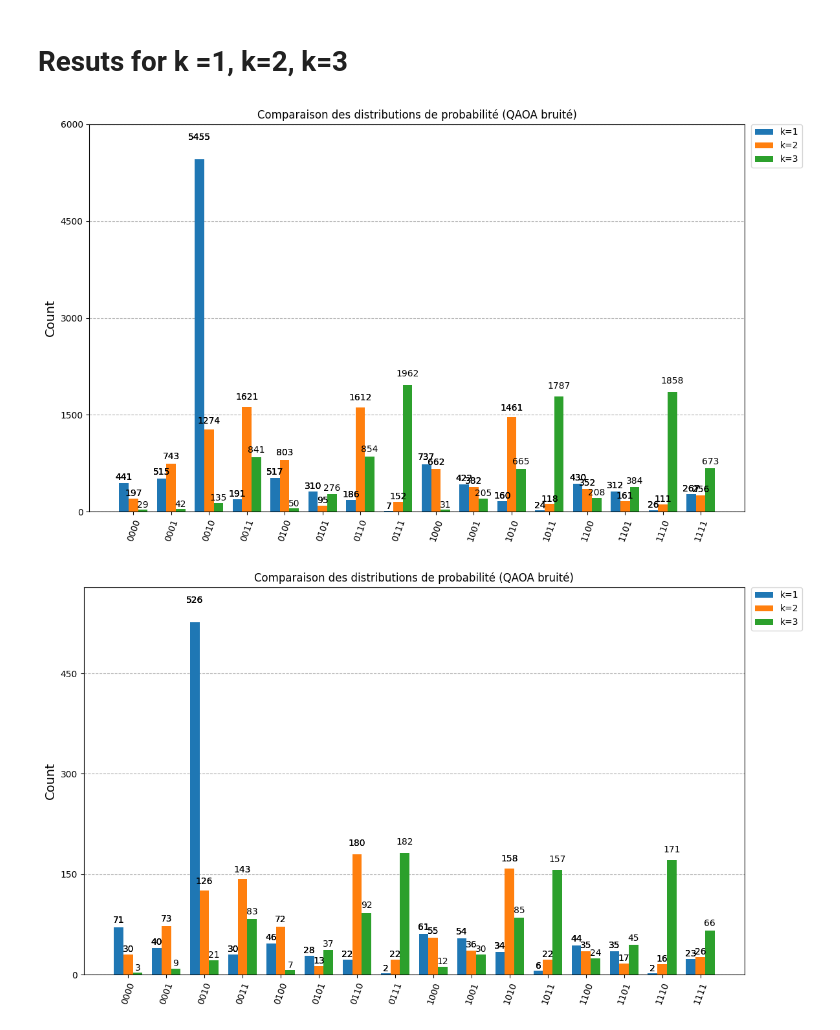
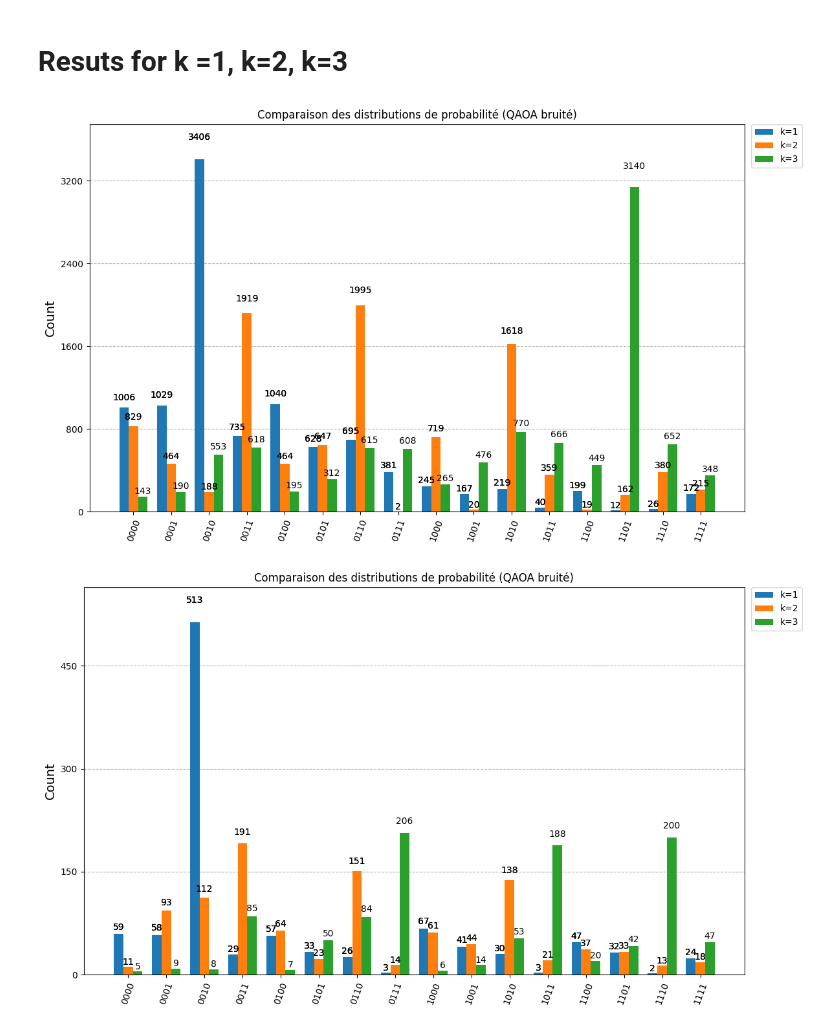
Before and after one commit to hugopgs/Application_Informatique_Quantique, a Jupyter notebook: Projet Noté/Projet.ipynb, the cells around one changed output. Drawn from its saved outputs; the diff is of its cells as text; code cells hidden in the pictures.

```diff
--- a/Projet Noté/Projet.ipynb
+++ b/Projet Noté/Projet.ipynb
@@ -131,7 +131,7 @@ Formulation Finale : $C(X) = X^T R X + P^T X$ En regroupant la pertinence (néga
 # %%
 import numpy as np
 
-def build_R_P(features_list, target, k, C, Pearson=True):
+def build_R_P(features_list, target, k, A=1.0, B=1.0, C=1.0):
     """
     Calcule les paramètres P et R pour un nombre arbitraire de caractéristiques.
 
@@ -146,20 +146,20 @@ def build_R_P(features_list, target, k, C, Pearson=True):
 
     full_matrix = np.corrcoef(np.vstack([X, target]))
 
-    w = np.abs(full_matrix[:-1, -1])
+    p = np.abs(full_matrix[:-1, -1])
 
-    rho = full_matrix[:-1, :-1]
-    np.fill_diagonal(rho, 0)
+    r = full_matrix[:-1, :-1]
+    np.fill_diagonal(r, 0)
 
-    P = -(-w + C * (1 - 2 * k))
+    P = -(-A * p+ C * (1 - 2 * k))
 
     off_diag_mask = np.ones((n, n)) - np.eye(n)
-    R = (0.5 * rho + C) * off_diag_mask
+    R = (0.5 * B * r+ C) * off_diag_mask
 
     return R, P
 
 
-R,P=build_R_P(All_categories, Result, k=1, C=0.5)
+R,P=build_R_P(All_categories, Result, k=1, A=0.5, B=0.8, C=1.0)
 # %%
 
 plt.figure(figsize=(12, 8))
@@ -366,19 +366,19 @@ def fake_backend(isa_optimal_qaoa_circuit):
 # %%
 res=[]
 
 for k in [1, 2, 3]:
-    R, P = build_R_P(All_categories, Result, k=k, C=0.5)
+    R, P = build_R_P(All_categories, Result, k=k, A=0.5, B=0.8, C=1.5)
     problem_operator = get_operator(R, P)
     optimal_qaoa_circuit, cost_vals = get_optimal_qaoa_circuit(r=3, problem_operator=problem_operator)
-    counts=run_qaoa_circuit(optimal_qaoa_circuit, depolarizing_error_prob=0)
+    counts=run_qaoa_circuit(optimal_qaoa_circuit, depolarizing_error_prob=0.2)
     res.append(counts)
 
 plot_histogram(res,
                legend=[f"k={k}" for k in [1, 2, 3]],
                title="Comparaison des distributions de probabilité (QAOA bruité)",
                figsize=(12, 7))
 # %% [output]
-[figure, old version]
+[figure, new version]
 # %%
 import pickle
 from qiskit_aer.noise import NoiseModel
@@ -411,4 +411,4 @@ plot_histogram(res,
                title="Comparaison des distributions de probabilité (QAOA bruité)",
                figsize=(12, 7))
 # %% [output]
-[figure, old version]
+[figure, new version]
```
Also changed, not shown: parts of 5 cells of this notebook.
